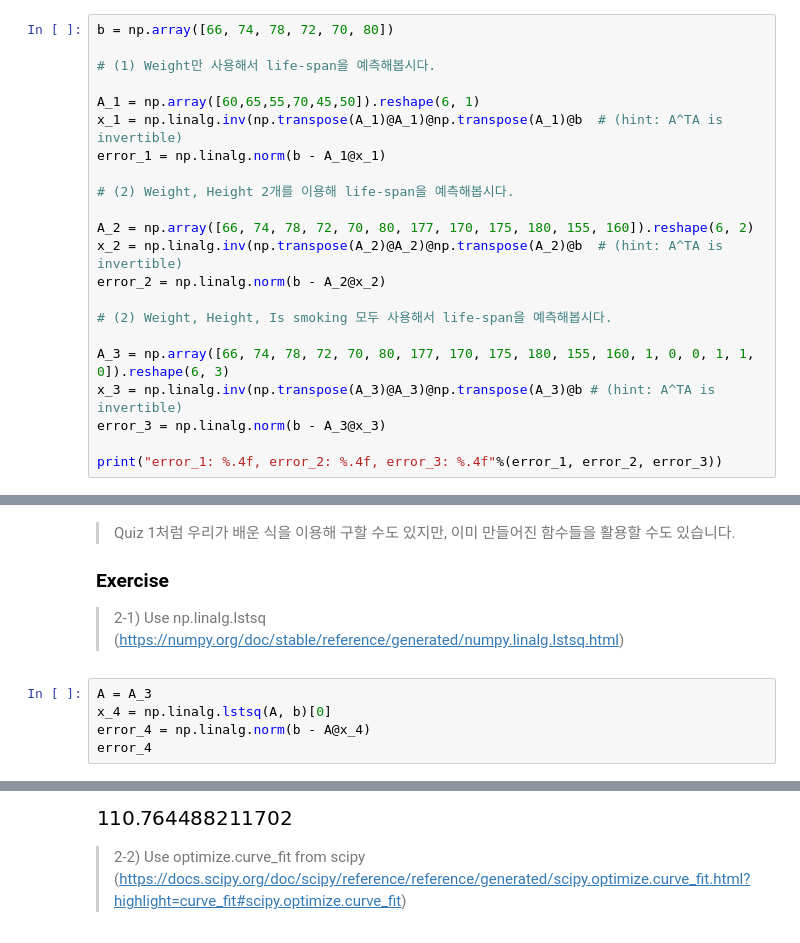
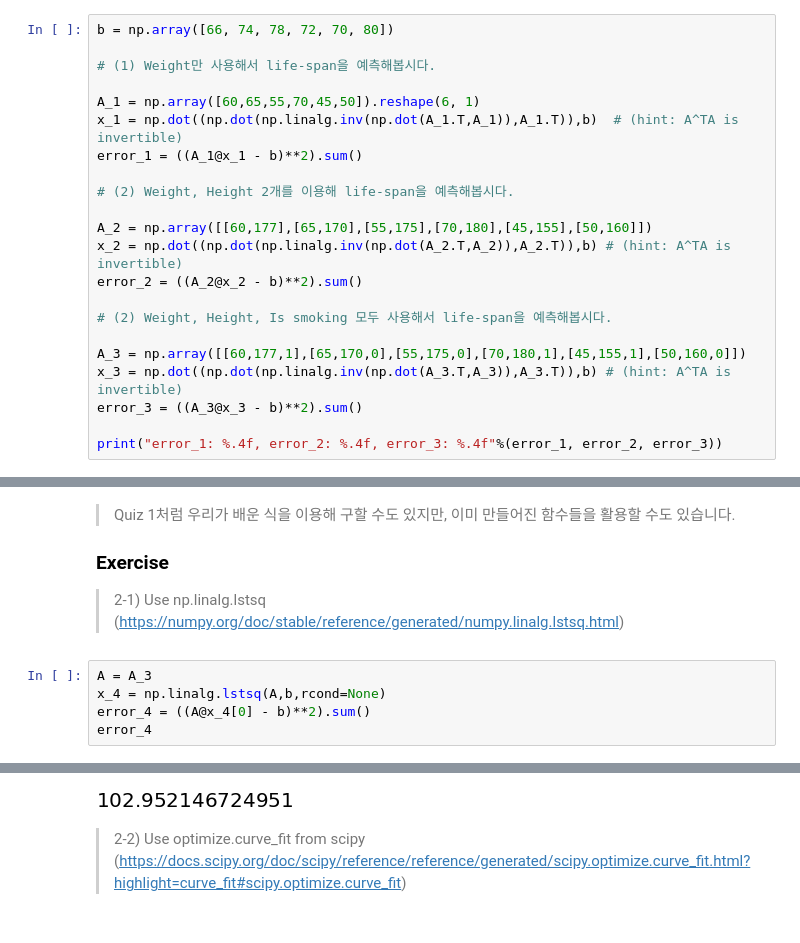
Before and after one commit to Moerai/goormNLP, a Jupyter notebook: 02_Linear_Argebra/[HW5]_Practice_3_sol.ipynb, the cells around one changed output, grey strips where cells are left out. Drawn from its saved outputs; the diff is of its cells as text.

```diff
--- a/02_Linear_Argebra/[HW5]_Practice_3_sol.ipynb
+++ b/02_Linear_Argebra/[HW5]_Practice_3_sol.ipynb
@@ -315,20 +334,20 @@ b = np.array([66, 74, 78, 72, 70, 80])
 # (1) Weight만 사용해서 life-span을 예측해봅시다.
 
 A_1 = np.array([60,65,55,70,45,50]).reshape(6, 1)
-x_1 = np.linalg.inv(np.transpose(A_1)@A_1)@np.transpose(A_1)@b  # (hint: A^TA is invertible)
-error_1 = np.linalg.norm(b - A_1@x_1)
+x_1 = np.dot((np.dot(np.linalg.inv(np.dot(A_1.T,A_1)),A_1.T)),b)  # (hint: A^TA is invertible)
+error_1 = ((A_1@x_1 - b)**2).sum()
 
 # (2) Weight, Height 2개를 이용해 life-span을 예측해봅시다.
 
-A_2 = np.array([66, 74, 78, 72, 70, 80, 177, 170, 175, 180, 155, 160]).reshape(6, 2)
-x_2 = np.linalg.inv(np.transpose(A_2)@A_2)@np.transpose(A_2)@b  # (hint: A^TA is invertible)
-error_2 = np.linalg.norm(b - A_2@x_2)
+A_2 = np.array([[60,177],[65,170],[55,175],[70,180],[45,155],[50,160]])
+x_2 = np.dot((np.dot(np.linalg.inv(np.dot(A_2.T,A_2)),A_2.T)),b) # (hint: A^TA is invertible)
+error_2 = ((A_2@x_2 - b)**2).sum()
 
 # (2) Weight, Height, Is smoking 모두 사용해서 life-span을 예측해봅시다.
 
-A_3 = np.array([66, 74, 78, 72, 70, 80, 177, 170, 175, 180, 155, 160, 1, 0, 0, 1, 1, 0]).reshape(6, 3)
-x_3 = np.linalg.inv(np.transpose(A_3)@A_3)@np.transpose(A_3)@b # (hint: A^TA is invertible)
-error_3 = np.linalg.norm(b - A_3@x_3)
+A_3 = np.array([[60,177,1],[65,170,0],[55,175,0],[70,180,1],[45,155,1],[50,160,0]])
+x_3 = np.dot((np.dot(np.linalg.inv(np.dot(A_3.T,A_3)),A_3.T)),b) # (hint: A^TA is invertible)
+error_3 = ((A_3@x_3 - b)**2).sum()
 
 print("error_1: %.4f, error_2: %.4f, error_3: %.4f"%(error_1, error_2, error_3))
 # %% [output]
@@ -344,7 +363,7 @@ error_1: 30.8910, error_2: 61.8622, error_3: 110.7645
 > 2-1) Use np.linalg.lstsq (https://numpy.org/doc/stable/reference/generated/numpy.linalg.lstsq.html)
 # %%
 A = A_3
-x_4 = np.linalg.lstsq(A, b)[0]
-error_4 = np.linalg.norm(b - A@x_4)
+x_4 = np.linalg.lstsq(A,b,rcond=None)
+error_4 = ((A@x_4[0] - b)**2).sum()
 error_4
 # %% [output]
@@ -352,4 +370,4 @@ To use the future default and silence this warning we advise to pass `rcond=None
-[figure, old version]
+[figure, new version]
 # %% [markdown]
 > 2-2) Use optimize.curve_fit from scipy (https://docs.scipy.org/doc/scipy/reference/reference/generated/scipy.optimize.curve_fit.html?highlight=curve_fit#scipy.optimize.curve_fit)
 # %%
```
Also changed, not shown: parts of 6 cells of this notebook.
